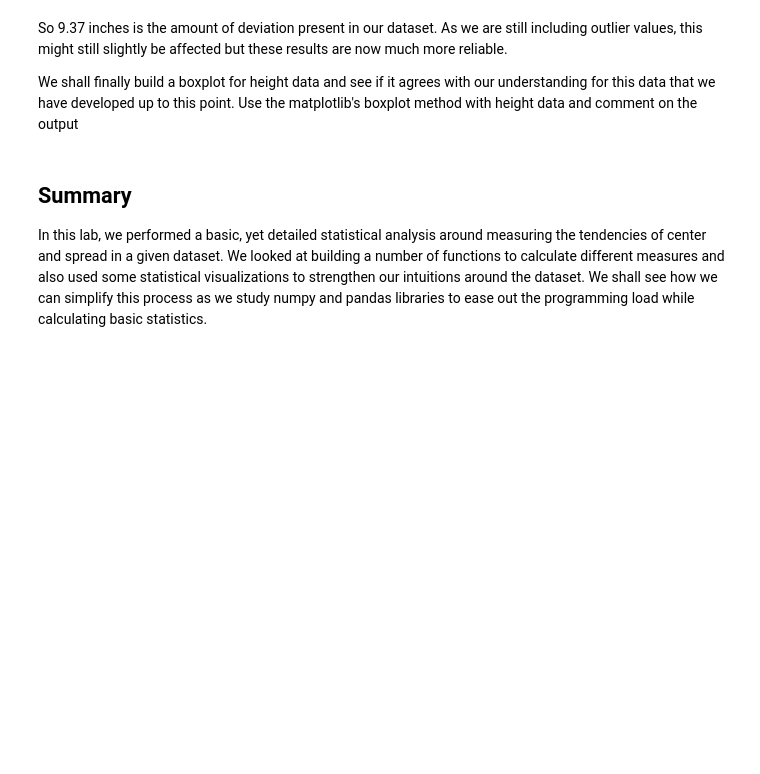
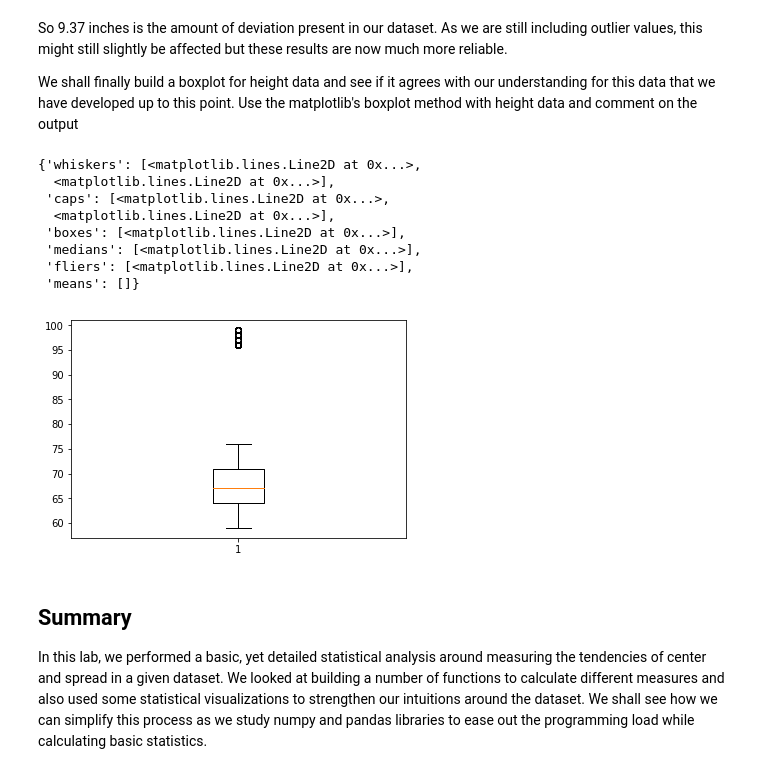
Before and after one commit to Princess-1/dsc-implementing-statistics-with-functions-lab-atlanta-ds-062419, a Jupyter notebook: index.ipynb, the cells around one changed output. Saved outputs shown, nothing was run; the diff lists cells and outputs as text; code cells hidden in the pictures; blank space fills up the shorter version.

```diff
--- a/index.ipynb
+++ b/index.ipynb
@@ -364,7 +364,17 @@ So 9.37 inches is the amount of deviation present in our dataset. As we are stil
 We shall finally build a boxplot for height data and see if it agrees with our understanding for this data that we have developed up to this point. Use the matplotlib's boxplot method with height data and comment on the output
 # %%
 # boxplot here
-plt.box
+plt.boxplot(height)
+# %% [output]
+{'whiskers': [<matplotlib.lines.Line2D at 0x...>,
+  <matplotlib.lines.Line2D at 0x...>],
+ 'caps': [<matplotlib.lines.Line2D at 0x...>,
+  <matplotlib.lines.Line2D at 0x...>],
+ 'boxes': [<matplotlib.lines.Line2D at 0x...>],
+ 'medians': [<matplotlib.lines.Line2D at 0x...>],
+ 'fliers': [<matplotlib.lines.Line2D at 0x...>],
+ 'means': []}
+[figure, added]
 # %% [markdown]
 ## Summary
 
```
